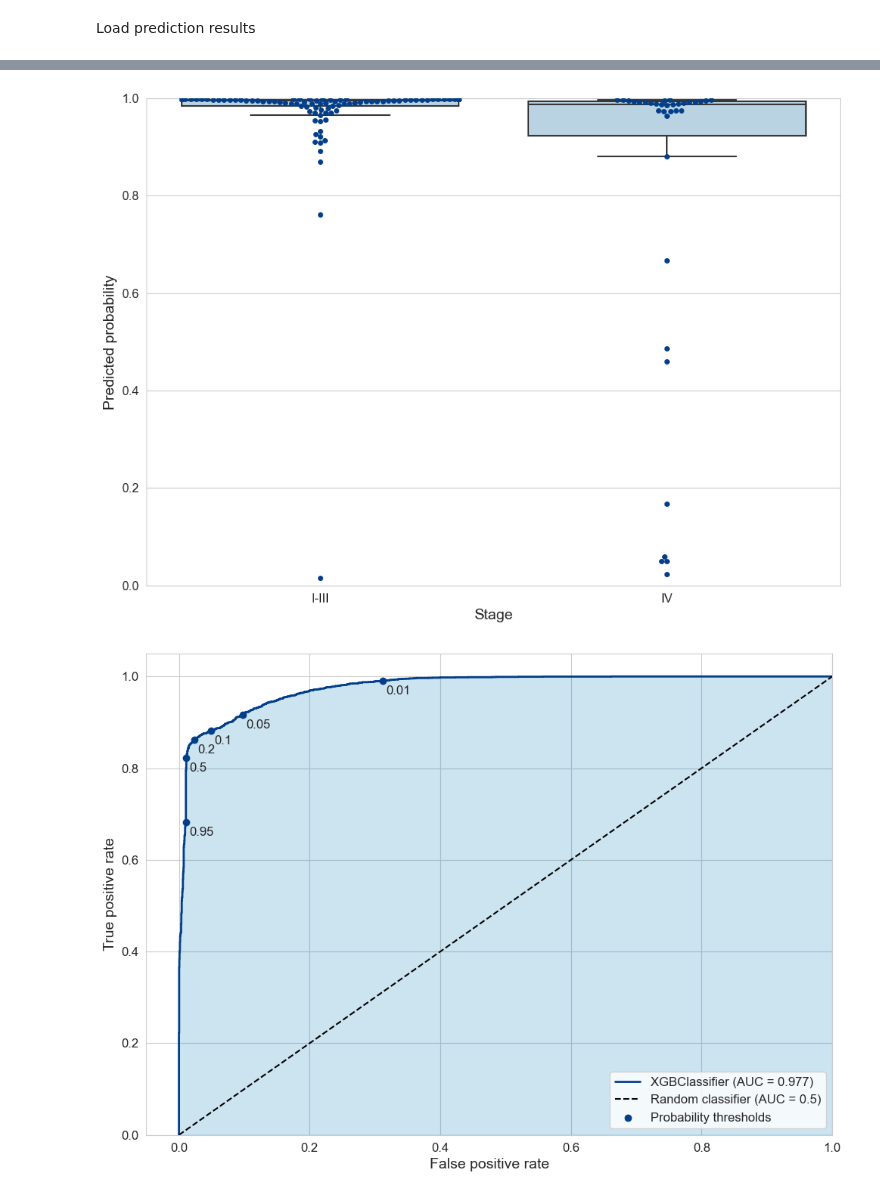
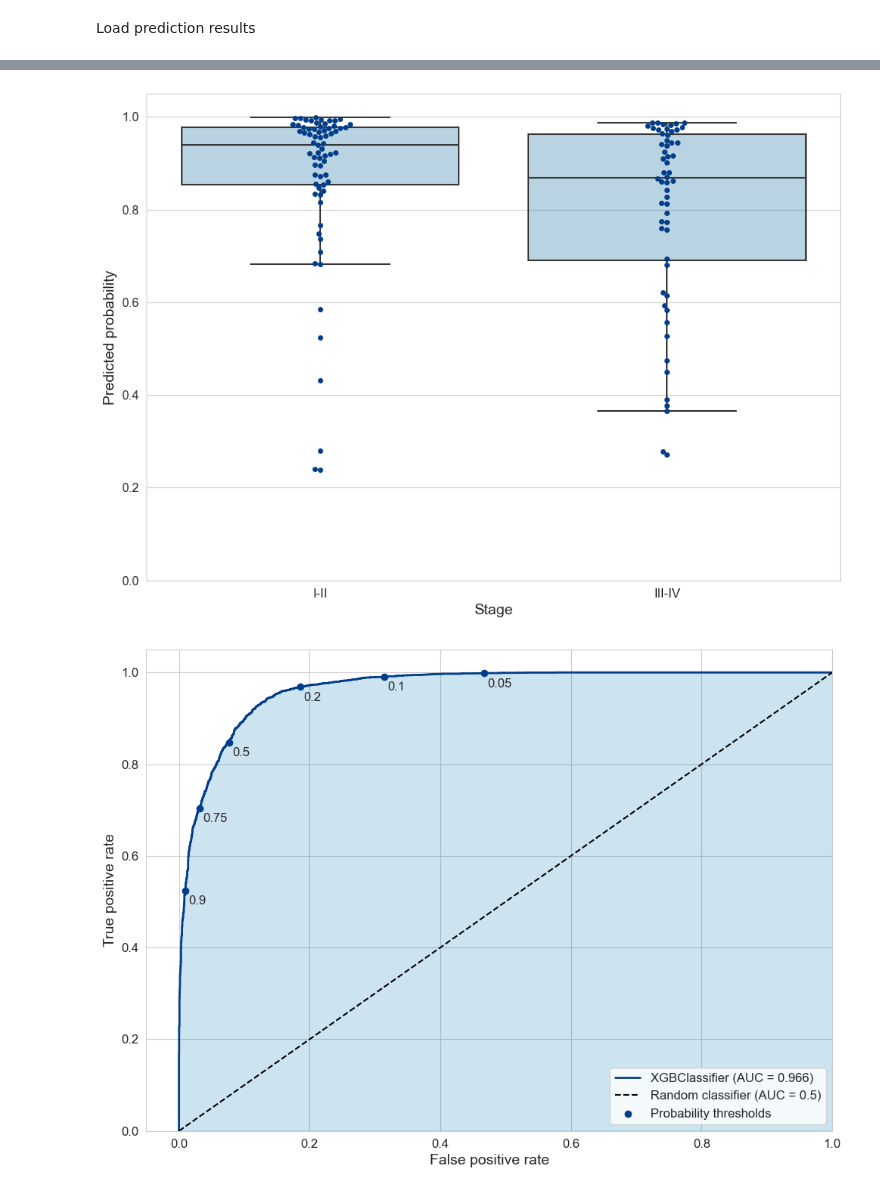
Before and after one commit to CyperStone/cancer-stage-prediction, a Jupyter notebook: notebooks/publication_figures.ipynb, the cells around one changed output, grey strips where cells are left out. Drawn from its saved outputs; the diff is of its cells as text; code cells hidden in the pictures.

Commit message:
run notebook on PDAC cancer type samples

```diff
--- a/notebooks/publication_figures.ipynb
+++ b/notebooks/publication_figures.ipynb
@@ -10,7 +10,7 @@ from sklearn.metrics import roc_curve, roc_auc_score, confusion_matrix
 # %% [markdown]
 Define directory path to save results
 # %%
-output_dir = '../results/updated_data/all_features/ovarianCancer/LPO_validation/feature_preselection/binary/random_oversampler_default/top25_proba'
+output_dir = '../results/updated_data/all_features/PDAC/LPO_validation/feature_preselection/binary_I-II_vs_III-IV/random_oversampler_default/top50_proba'
 # %% [markdown]
 Load and prepare dataset
 # %%
@@ -135,7 +136,7 @@ def plot_boxplots(predictions, mapping, filename=None):
 
     sns.set_style('whitegrid')
     plt.figure(figsize=(11.7, 8.27))
-    plt.ylim(0, 1)
+    plt.ylim(0, 1.05)
 
     fig = sns.boxplot(
         data=preds_vis_grouped,
@@ -172,11 +173,11 @@ def plot_boxplots(predictions, mapping, filename=None):
 
     plt.show()
 # %%
-mapping = {0: 'I-III', 1: 'IV'}
+mapping = {0: 'I-II', 1: 'III-IV'}
 output_path = os.path.join(output_dir, 'boxplots.png')
 plot_boxplots(predictions, mapping, output_path)
 # %% [output]
-[figure, old version]
+[figure, new version]
 # %%
 def find_nearest(array: np.array, value: float):
     idx = (np.abs(array - value)).argmin()
@@ -214,12 +215,12 @@ def plot_roc_auc_curve(predictions, selected_thresholds, filename=None):
 
     plt.show()
 # %%
-selected_thresholds = [0.01, 0.05, 0.1, 0.2, 0.5, 0.95]
+selected_thresholds = [0.05, 0.1, 0.2, 0.5, 0.75, 0.9]
 
 output_path = os.path.join(output_dir, 'roc_auc_curve.png')
 plot_roc_auc_curve(predictions, selected_thresholds, output_path)
 # %% [output]
-[figure, old version]
+[figure, new version]
 # %%
 def plot_confusion_matrix(predictions, labels, filename=None):
     cm = confusion_matrix(predictions['y_true'], predictions['y_pred'], normalize='all')
```
Also changed, not shown: parts of 5 cells of this notebook.
